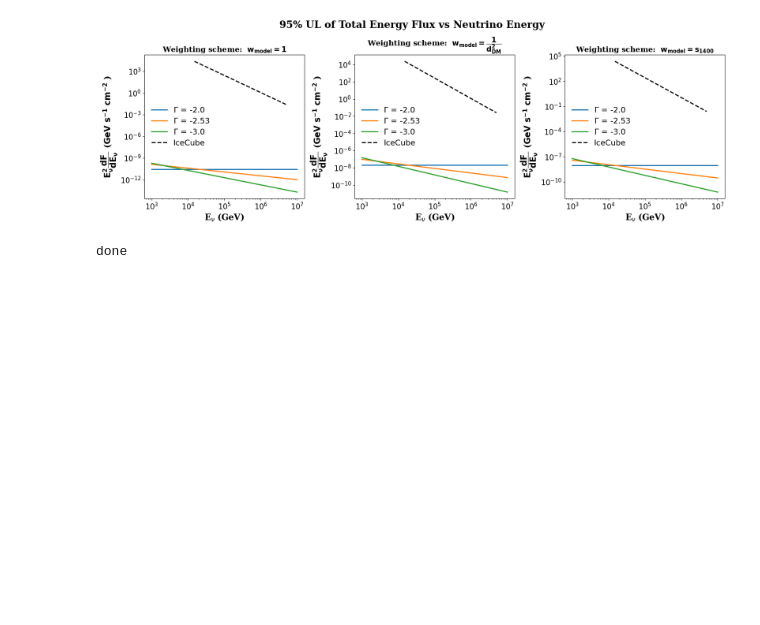
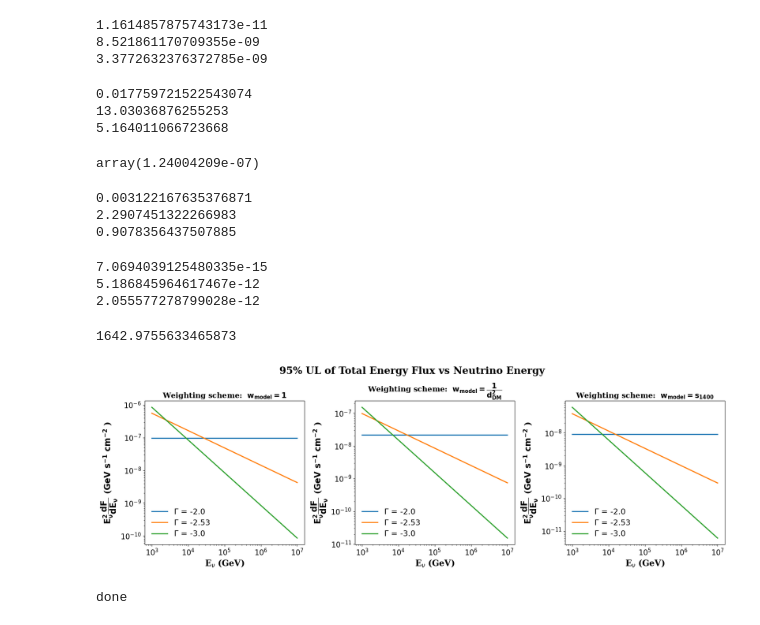
Before and after one commit to DarkWake9/IceCube-Package, a Jupyter notebook: package/ul95.ipynb, the cells around one changed output. Cells and saved outputs as stored; diff of their text form; code cells hidden in the pictures; blank space fills up the shorter version.

```diff
--- a/package/ul95.ipynb
+++ b/package/ul95.ipynb
@@ -14,12 +17,12 @@ from core.stacking_analysis import *
 # %%
-all_TS_same_psr = pickle.load(open('./pickle/all_TSS_wt_d2_wt_s_1000_bins_C_wt_valid_dDM_s14.pkl', 'rb'))
+all_TS_same_psr = pickle.load(open(f'./pickle/all_TSS_{len(enus)}_bins_C_{cone_deg}_wt_valid_dDM_s14.pkl', 'rb'))
 
-all_TS_mixed_pkl = pickle.load(open('./pickle/all_TSS_mixed.pkl', 'rb'))
+all_TS_mixed_pkl = pickle.load(open(f'./pickle/all_TSS_{len(enus)}_bins_C_{cone_deg}_mixed.pkl', 'rb'))
 phio = np.logspace(-38, -26, 1000)
 
-phio_paper = 1.44e-27 * 6 * np.pi
-ic_e_paper = np.logspace(np.log10(15e12), np.log10(5e15))
-e2dfde_ic = 1e28 * dfde(ic_e_paper, -2.37, phio_paper)
+phio_paper = 6 * np.pi * 1.44e-27
+ic_e_paper = np.logspace(np.log10(1.5e13), np.log10(5e15), 5)
+e2dfde_ic = np.multiply(ic_e_paper**2, dfde(ic_e_paper, -2.37, 1) * phio_paper)
 # %%
 gamma_arr = np.asarray([-2.2, -2, -2.53, -3])
 
@@ -82,3 +135,40 @@ for ws in range(3):
+# %%
+for i in range(3):
+    print(3*all_UL_mixed[i][2][2])
+# %% [output]
+1.1614857875743173e-11
+8.521861170709355e-09
+3.3772632376372785e-09
+# %%
+for i in range(3):
+    print((300*all_UL_mixed[i][2][2]) / (3*21.8*1e-9))
+# %% [output]
+0.017759721522543074
+13.03036876255253
+5.164011066723668
+# %%
+dada = interp.interp1d(ic_e_paper/1e9, e2dfde_ic/1e9)
+dada(1e6)
+# %% [output]
+array(1.24004209e-07)
+# %%
+for i in range(3):
+    print((300*all_UL_mixed[i][2][2]) / (3*dada(1e6)))
+# %% [output]
+0.003122167635376871
+2.2907451322266983
+0.9078356437507885
+# %%
+for i in range(3):
+    print((3*all_UL_mixed[i][2][2]) / (3*e2dfde_ic[np.argmin(ic_e_paper - 1e14)]))
+# %% [output]
+7.0694039125480335e-15
+5.186845964617467e-12
+2.055577278799028e-12
+# %%
+(3*e2dfde_ic[np.argmin(ic_e_paper - 1e14)])
+# %% [output]
+1642.9755633465873
 # %%
 font = {'family': 'serif',
         'weight': 'bold',
@@ -98,36 +188,35 @@ axesfont = {'family': 'serif',
         }
 
 fig, axs = plt.subplots(1,3, figsize=(18, 6))
 
 
 for i in range(3):
     for gamma in range(1, len(gamma_arr)):
 
-        axs[i].plot(np.divide(e_decade, 1e9), np.multiply(all_UL_mixed[i][gamma], 3), label='$\Gamma$ = ' + str(gamma_arr[gamma]), lw=2.2, ls='-')# + ' with wt')    #in GeV
-
+        axs[i].plot(np.divide(e_decade, 1e9), np.multiply(all_UL_same[i][gamma], 3), label='$\Gamma$ = ' + str(gamma_arr[gamma]), lw=2.2, ls='-')# + ' with wt')    #in GeV
         # axs[i].scatter(np.divide(e_decade, 1e9), np.multiply(all_UL_wd_ws[i-1][gamma], 3))
-    axs[i].plot(ic_e_paper/1e9, e2dfde_ic, label='IceCube', lw=2.2, ls='--', color='black')
+#     axs[i].plot(ic_e_paper/1e9, e2dfde_ic, label='IceCube', lw=2.2, ls='--', color='black')
     axs[i].set_xscale('log')
     axs[i].set_yscale('log')
     axs[i].set_xlabel('E$_{\u03BD}$ (GeV)', fontdict=axesfont)
     axs[i].set_ylabel('$\mathsf{\mathbf{E^2_{\u03BD} \dfrac{dF}{dE_{\u03BD}}}}$ ($\mathsf{\mathbf{GeV}}$ $\mathsf{\mathbf{s^{-1}}}$ $\mathsf{\mathbf{cm^{-2}}}$ )', fontdict=axesfont)
     axs[i].xaxis.set_tick_params(labelsize=15)
     axs[i].yaxis.set_tick_params(labelsize=15)
 
     axs[i].legend(prop={'size':16}, framealpha=0)
 
 
 axs[0].set_title('Weighting scheme:  $\mathsf{\mathbf{w_{model} = 1}}$', fontdict=smallerfont)
 axs[1].set_title('Weighting scheme:  $\mathsf{\mathbf{w_{model} = \dfrac{1}{d_{DM}^2}}}$' , fontdict=smallerfont)
 axs[2].set_title('Weighting scheme:  $\mathsf{\mathbf{w_{model} = s_{1400}}}$', fontdict=smallerfont)
 
 # if cone_deg == 5:
 plt.suptitle('95% UL of Total Energy Flux vs Neutrino Energy', fontweight='bold', fontsize=20, fontfamily='serif')
 
 plt.tight_layout()
-plt.savefig(f'outputs/UL_all_w_model_bins={len(enus)}_C_wmodel_all_{cone_deg}_mixed.pdf')
+plt.savefig(f'outputs/UL_all_w_model_bins={len(enus)}_C_wmodel_all_{cone_deg}_same_psrs.pdf')
 plt.show()
 print('done')
 # %% [output]
-[figure, old version]
+[figure, new version]
 done
```
Also changed, not shown: parts of 8 cells of this notebook, 36 other files.
